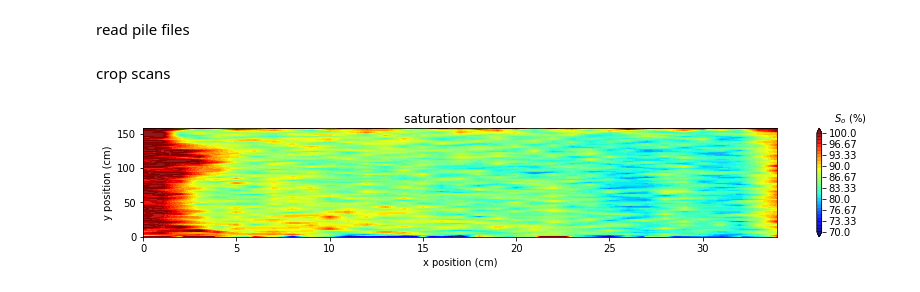
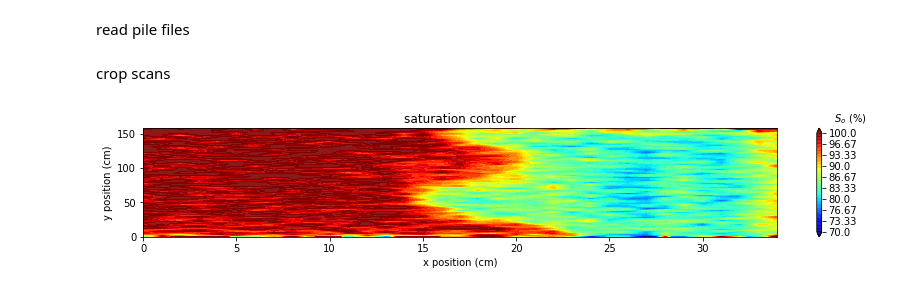
Before and after one commit to playbar12641/CTprocessing, a Jupyter notebook: myCTfun.ipynb, the cells around one changed output. Drawn from its saved outputs; the diff is of its cells as text; code cells hidden in the pictures.

Commit message:
two workflow added, fixed typos in code
example_get_mask for getting masking matrices
example_saturation_calculation for CT calculations

```diff
--- a/myCTfun.ipynb
+++ b/myCTfun.ipynb
@@ -287,11 +289,11 @@ imgplot = plt.imshow(temp*d-temp,vmin=0,vmax=100,cmap='gray')
 the result is pretty good, now, let pick the circles for all slices. Here, I cut the circle for all slices, the result is then saved to an numpy array file.
 # %%
 circle_centers = np.zeros((nz,2))
-x_guess = 238
-y_guess = 253
+x_guess = 240
+y_guess = 250
 
-dx=1;nx=4
-dy=1;ny=4
+dx=1;nx=5
+dy=1;ny=5
 r=79;
 
 for i in range(nz):
@@ -326,8 +328,8 @@ Now, I obtained the circle centers from circular masks, but I cannot image matri
 #### generate square and circular mask matrix
 # %%
 dr = 0
-ms = creat_mask_matrix(nr, nc, nz, circle_centers, r+dr, 'square')
-mc = creat_mask_matrix(nr, nc, nz, circle_centers, r, 'circle')
+ms = create_mask_matrix(nr, nc, nz, circle_centers, r+dr, 'square')
+mc = create_mask_matrix(nr, nc, nz, circle_centers, r, 'circle')
 print(ms.shape)
 print(mc.shape)
 # %% [output]
@@ -481,6 +483,8 @@ $\Omega^{bulk}-\Omega^{b,I} = \phi S^I (\Omega^I - \Omega^{II}) - \phi  (\Omega^
 $S^I = 1+\frac{\Omega^{bulk}-\Omega^{b,I}}{\phi  (\Omega^I-\Omega^{II})}$
 # %% [markdown]
 read pile files
+# %% [markdown]
+crop scans
 # %%
 k=3 # median filter size
 flow1 = read_pile(path,'pile_LX_oilFb_072119_02',k)
@@ -488,8 +492,6 @@ flow2 = read_pile(path,'pile_LX_oilFb_072119_04',k)
 flow3 = read_pile(path,'pile_LX_oilFb_072119_06',k)
 flow4 = read_pile(path,'pile_LX_oilFb_072119_08',k)
 flow5 = read_pile(path,'pile_LX_oilFb_072119_10',k)
-# %% [markdown]
-crop scans
 # %%
 f1 = crop_scan(flow1.astype(float),mc,ms)
 f2 = crop_scan(flow2.astype(float),mc,ms)
@@ -507,37 +509,37 @@ so3 = 1-np.divide((f3-bo)/(omega_I - omega_II), porosity)
 so4 = 1-np.divide((f4-bo)/(omega_I - omega_II), porosity)
 so5 = 1-np.divide((f5-bo)/(omega_I - omega_II), porosity)
 # %%
-Z = so2
+Z = so4
 #Z[Z<0]=0
 #Z[Z>1.05]=1.00
 
 p_slice = np.nanmean(Z, axis=1)
 
 [n1,n2]=p_slice.shape
 
 x = np.arange(n1)
 y = np.arange(n2)
 
 X, Y = np.meshgrid(y, x)
 
 #from matplotlib.ticker import MaxNLocator
 #zmin = np.min(p_slice)*100; zmax = np.max(p_slice)*100
 zmin = 70; zmax = 100
 #levels = MaxNLocator(nbins=15).tick_values(zmin, zmax)
 
 
 #zmin=10;zmax=25;nl=4;
 c_ticks = np.linspace(zmin, zmax, 10) # pre-specify colorbar ticks
 c_ticks = np.round(c_ticks,2)
 core_width = 2
 aspect_ratio = 7.1
 #fig, (ax1,ax2) = plt.subplots(1,2,figsize=(18,2))
 fig, ax1 = plt.subplots(1,1,figsize=(core_width*aspect_ratio,core_width ))
 cf1 = ax1.contourf(X, Y, p_slice*100, np.linspace(zmin, zmax, 30), cmap='jet',alpha=0.9,corner_mask=True,extend='both') # contour plot with 5 levels
 cb1 = fig.colorbar(cf1, ax=ax1)
 cb1.set_ticks(c_ticks)
 cb1.set_ticklabels(c_ticks)
 cb1.set_label('$S_o$ (%)', labelpad=-7, y=1.15, rotation=0)
 ax1.set_xlabel('x position (cm)');ax1.set_ylabel('y position (cm)');ax1.set_title('saturation contour'); # specify labels and titles#plt.colorbar()
 # %% [output]
-[figure, old version]
+[figure, new version]
```
Also changed, not shown: parts of 5 cells of this notebook, 3 other files.
